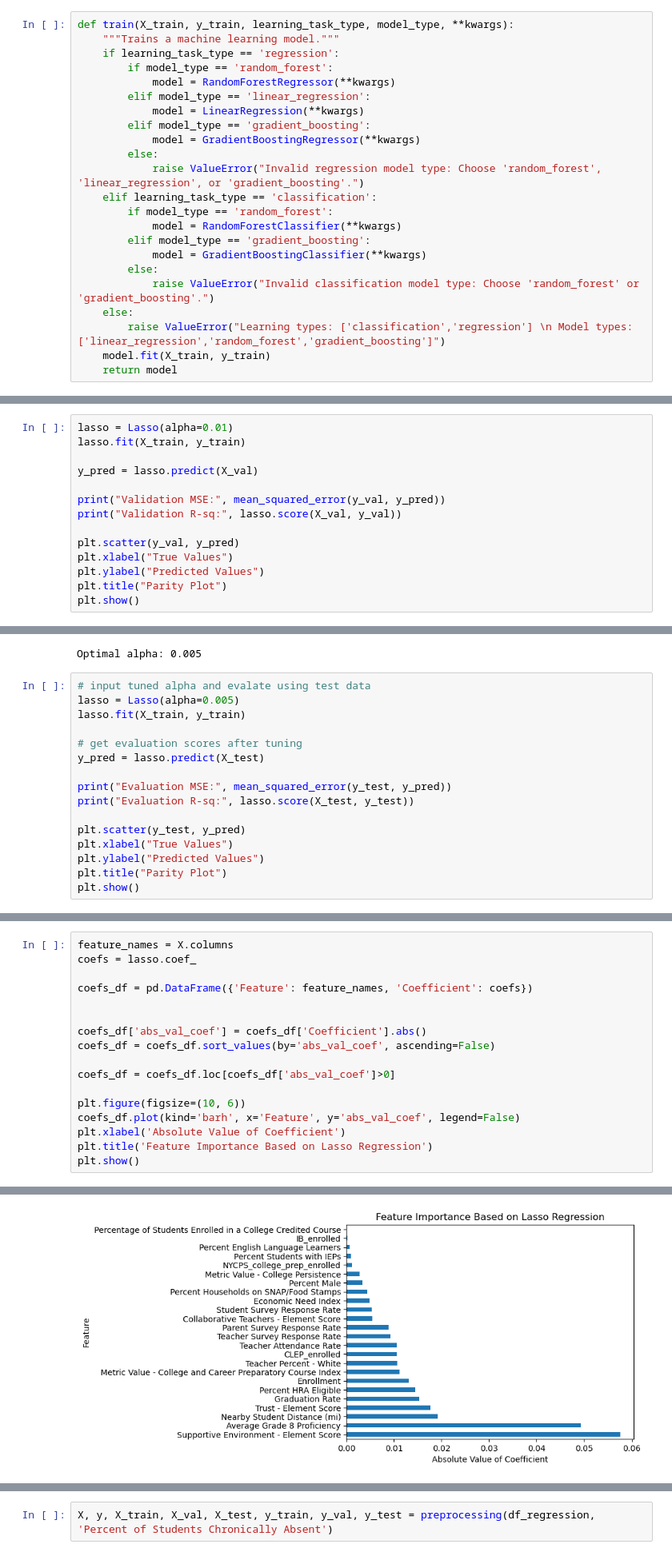
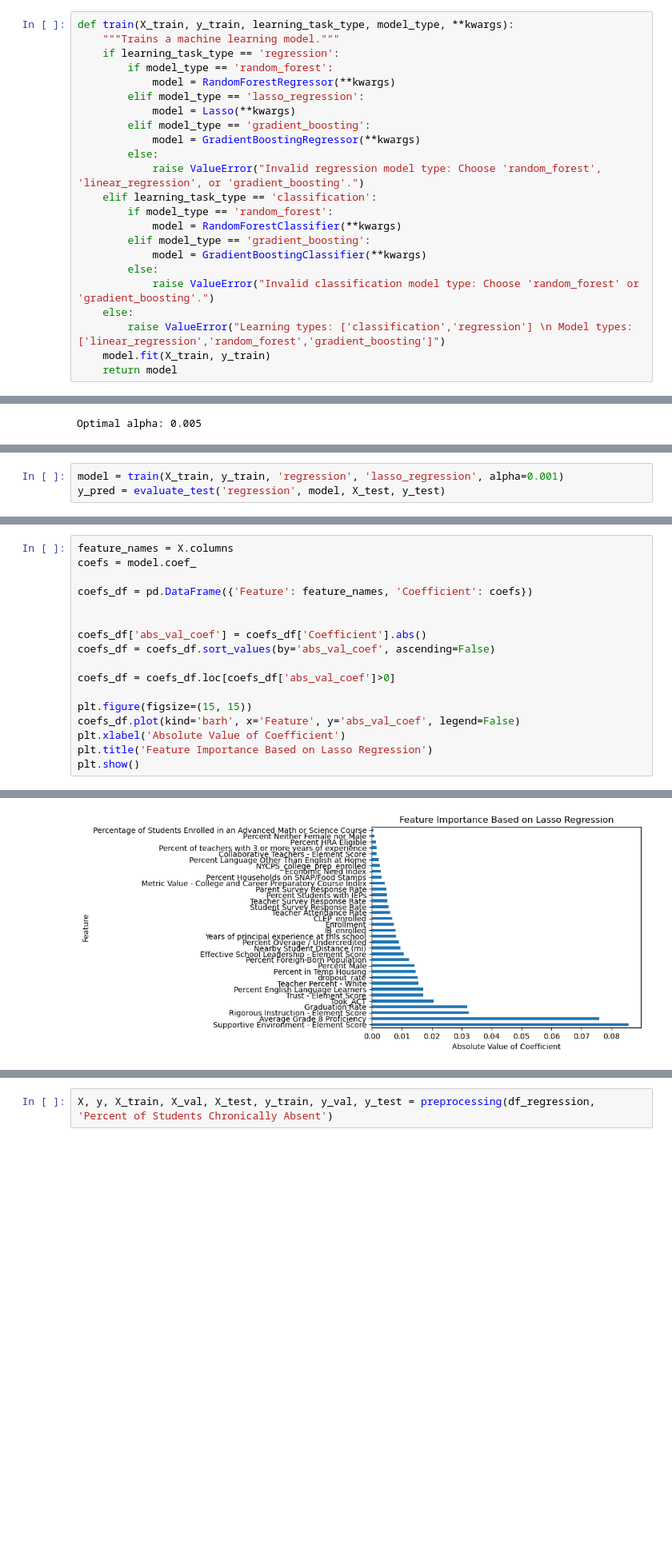
Before and after one commit to joyjessica/DSAN_5000_project, a Jupyter notebook: technical-details/supervised-learning/main.ipynb, the cells around one changed output, grey strips where cells are left out. Shown at 80% size. Saved outputs shown, nothing was run; the diff lists cells and outputs as text; blank space fills up the shorter version.

```diff
--- a/technical-details/supervised-learning/main.ipynb
+++ b/technical-details/supervised-learning/main.ipynb
@@ -67,8 +64,8 @@ def train(X_train, y_train, learning_task_type, model_type, **kwargs):
     if learning_task_type == 'regression':
         if model_type == 'random_forest':
             model = RandomForestRegressor(**kwargs)
-        elif model_type == 'linear_regression':
-            model = LinearRegression(**kwargs)
+        elif model_type == 'lasso_regression':
+            model = Lasso(**kwargs)
         elif model_type == 'gradient_boosting':
             model = GradientBoostingRegressor(**kwargs)
         else:
@@ -233,17 +162,3 @@ In this case, our goal is to identify the drivers of chronic absenteeism. By ana
 LASSO, or Least Absolute Shrinkage and Selection Operator is a regularization technique known as L1 Regularization. It is a good option in this case because of its ability to work with high dimensional data. We can think of it like a rope lasso that is thrown around all the features and filters out the variables that do not contribute to our model, by pushing their coefficients to 0. It does this by introducing a regularization hyperparamter, which we will tune to help shrink the coefficicents. This will help us perform feature selection automatically, and find the importance of the terms we are left with.
 # %%
 X, y, X_train, X_val, X_test, y_train, y_val, y_test = preprocessing(df = df_clean, target_column='Percent of Students Chronically Absent')
-# %%
-lasso = Lasso(alpha=0.01)
-lasso.fit(X_train, y_train)
-
-y_pred = lasso.predict(X_val)
-
-print("Validation MSE:", mean_squared_error(y_val, y_pred))
-print("Validation R-sq:", lasso.score(X_val, y_val))
-
-plt.scatter(y_val, y_pred)
-plt.xlabel("True Values")
-plt.ylabel("Predicted Values")
-plt.title("Parity Plot")
-plt.show()
@@ -259,19 +186,3 @@ lasso_cv.fit(X_train, y_train)
 print(f"Optimal alpha: {lasso_cv.alpha_}")
 # %% [output]
 Optimal alpha: 0.005
-# %%
-# input tuned alpha and evalate using test data
-lasso = Lasso(alpha=0.005)
-lasso.fit(X_train, y_train)
-
-# get evaluation scores after tuning
-y_pred = lasso.predict(X_test)
-
-print("Evaluation MSE:", mean_squared_error(y_test, y_pred))
-print("Evaluation R-sq:", lasso.score(X_test, y_test))
-
-plt.scatter(y_test, y_pred)
-plt.xlabel("True Values")
-plt.ylabel("Predicted Values")
-plt.title("Parity Plot")
-plt.show()
@@ -281,0 +189,3 @@ Evaluation R-sq: 0.6417283654733892
+# %%
+model = train(X_train, y_train, 'regression', 'lasso_regression', alpha=0.001)
+y_pred = evaluate_test('regression', model, X_test, y_test)
@@ -285,7 +206,7 @@ Our model fit has improved to 64% and our MSE has decreased using our tuned hype
 Now, using the absolute value of the coefficients, we can visualize the features that are most relevant to our target variable
 # %%
 feature_names = X.columns
-coefs = lasso.coef_
+coefs = model.coef_
 
 coefs_df = pd.DataFrame({'Feature': feature_names, 'Coefficient': coefs})
 
@@ -295,7 +216,7 @@ coefs_df = coefs_df.sort_values(by='abs_val_coef', ascending=False)
 
 coefs_df = coefs_df.loc[coefs_df['abs_val_coef']>0]
 
-plt.figure(figsize=(10, 6))
+plt.figure(figsize=(15, 15))
 coefs_df.plot(kind='barh', x='Feature', y='abs_val_coef', legend=False)
 plt.xlabel('Absolute Value of Coefficient')
 plt.title('Feature Importance Based on Lasso Regression')
@@ -305 +226 @@ plt.show()
-[figure, old version]
+[figure, new version]
```
Also changed, not shown: parts of 82 cells of this notebook, 36 other files.
